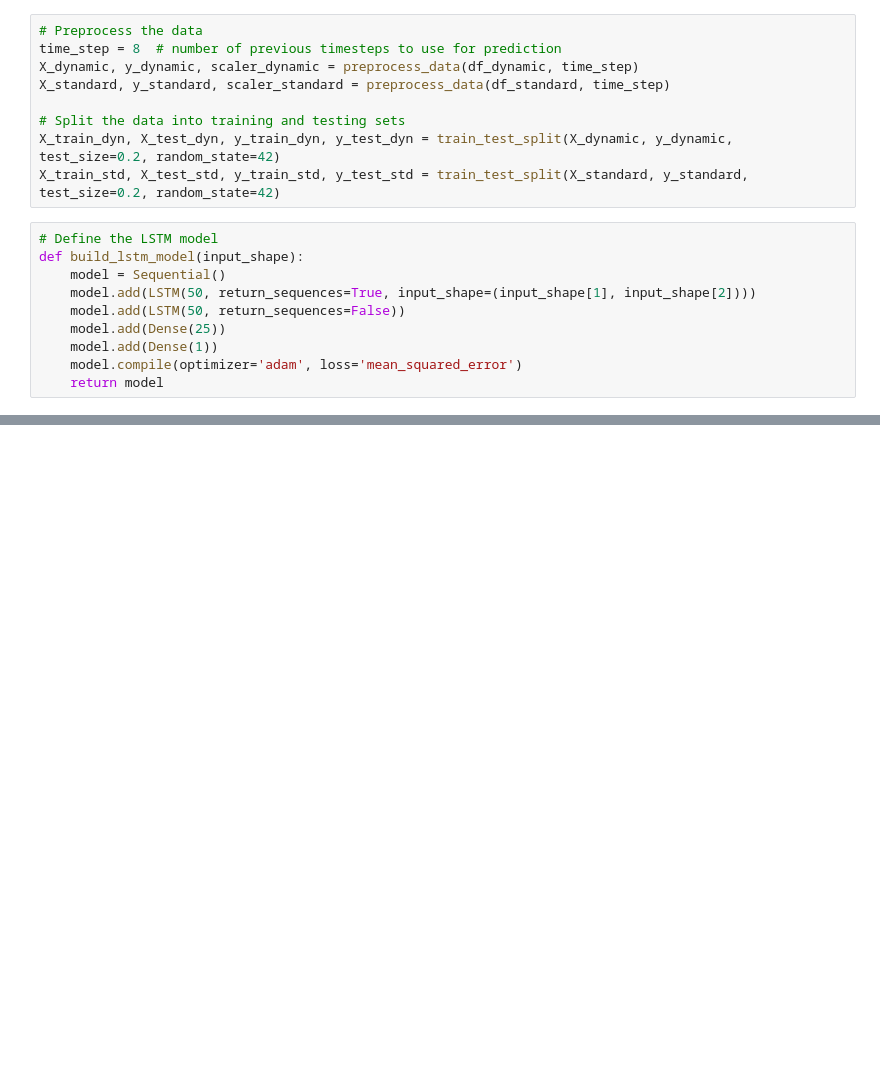
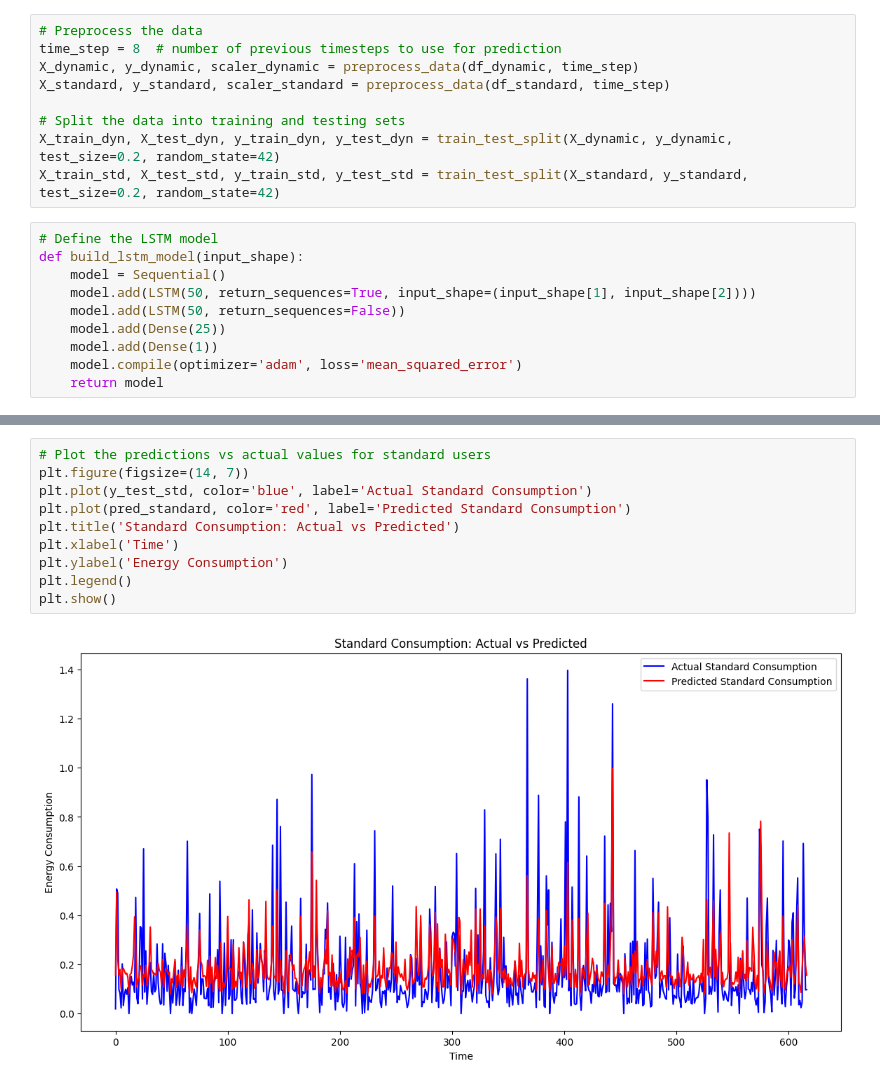
Before and after one commit to asgharlaib/Project_v1, a Jupyter notebook: Project.ipynb, the cells around one changed output, grey strips where cells are left out. Cells and saved outputs as stored; diff of their text form; blank space fills up the shorter version.

```diff
--- a/Project.ipynb
+++ b/Project.ipynb
@@ -269,0 +295,12 @@ history_standard = model_standard.fit(X_train_std, y_train_std, batch_size=1, ep
+# %%
+# Plot the predictions vs actual values for standard users
+plt.figure(figsize=(14, 7))
+plt.plot(y_test_std, color='blue', label='Actual Standard Consumption')
+plt.plot(pred_standard, color='red', label='Predicted Standard Consumption')
+plt.title('Standard Consumption: Actual vs Predicted')
+plt.xlabel('Time')
+plt.ylabel('Energy Consumption')
+plt.legend()
+plt.show()
+# %% [output]
+[figure, added]
```
Also changed, not shown: parts of 4 cells of this notebook.
